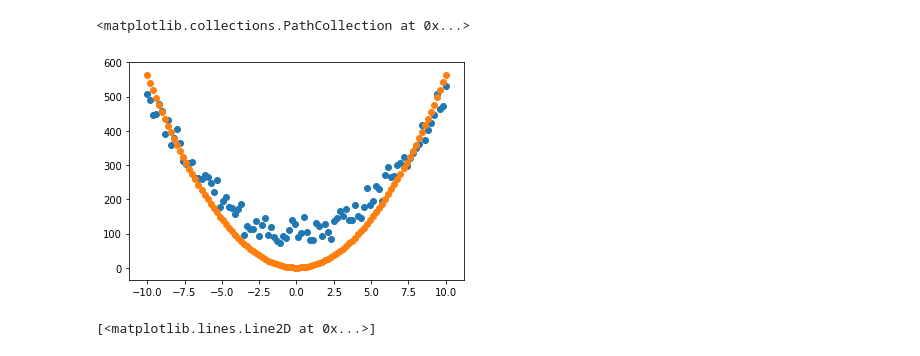
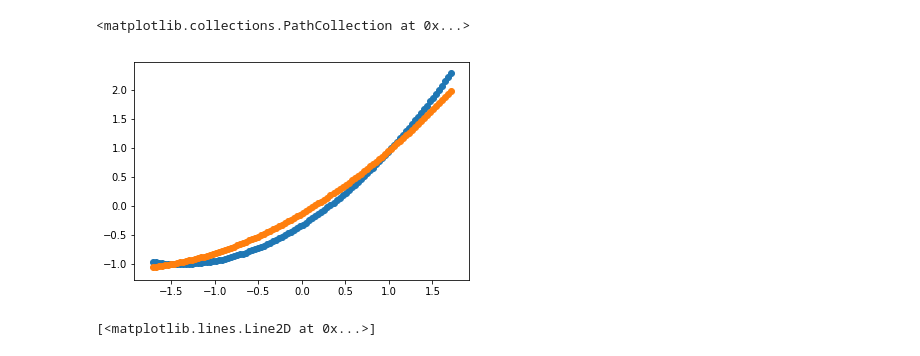
Before and after one commit to coding-blocks-archives/Data-Noida-0420-Live, a Jupyter notebook: session-11/linear reg-Copy1.ipynb, the cells around one changed output. Cells and saved outputs as stored; diff of their text form; code cells hidden in the pictures.

```diff
--- a/session-11/linear reg-Copy1.ipynb
+++ b/session-11/linear reg-Copy1.ipynb
@@ -5,7 +5,7 @@ import matplotlib.pyplot as plt
 # %%
 m, c = 4, 100
 # %%
-X = np.linspace(-10, 10, 100)
+X = np.linspace(-10, 100, 100)
 
 noise = np.random.randn(100) * 20
 # %%
@@ -23,0 +24,3 @@ plt.scatter(X, y)
+# %%
+X_mod = (X - X.mean()) / X.std()
+y_mod = (y - y.mean()) / y.std()
@@ -72,16 +80,16 @@ class CustomLinearReg:
 #     plt.plot(errors)
 #     plt.show()
 # %%
-model = CustomLinearReg(lr=.0000001, iters=10000)
-errors = model.fit(X, y)
+model = CustomLinearReg(lr=.001, iters=1000)
+errors = model.fit(X_mod, y_mod)
 
-yh = model.hypo(X)
+yh = model.hypo(X_mod)
 
-plt.scatter(X, y)
-plt.scatter(X, yh)
+plt.scatter(X_mod, y_mod)
+plt.scatter(X_mod, yh)
 # %% [output]
 <matplotlib.collections.PathCollection at 0x...>
-[figure, old version]
+[figure, new version]
 # %%
 plt.plot(errors)
 # %% [output]
```
Also changed, not shown: parts of 3 cells of this notebook.
